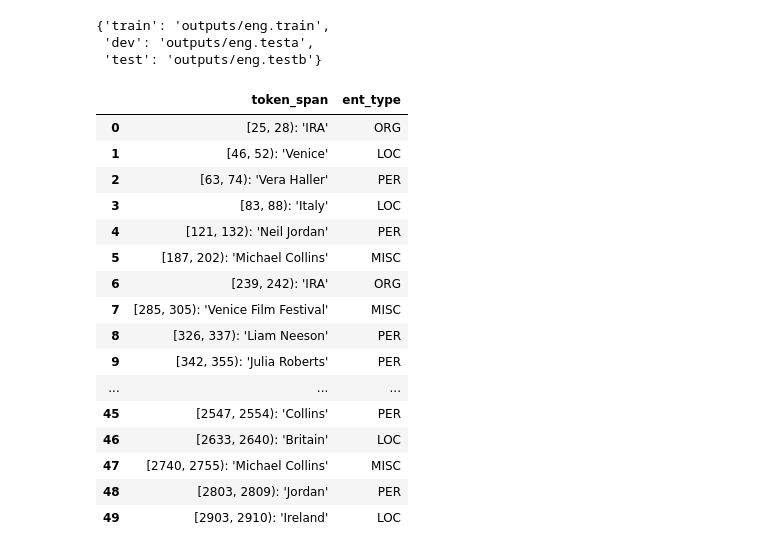
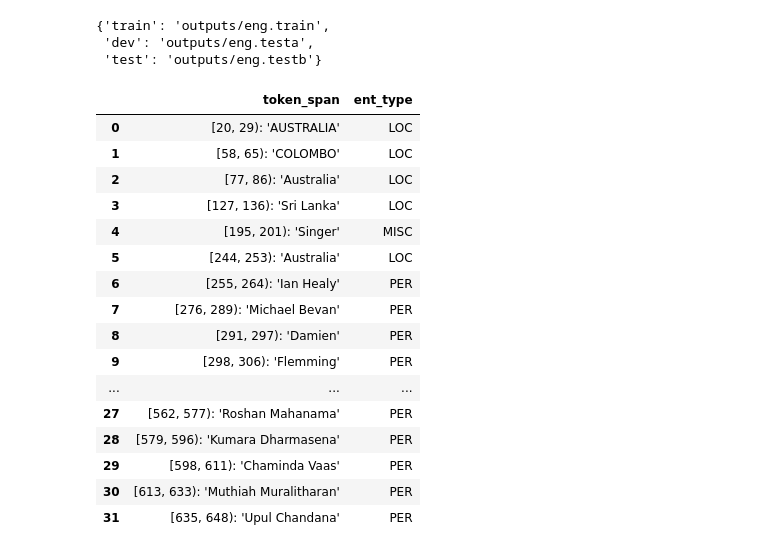
Before and after one commit to CODAIT/text-extensions-for-pandas, a Jupyter notebook: notebooks/CoNLL_View_Doc.ipynb, the cells around one changed output. Drawn from its saved outputs; the diff is of its cells as text; code cells hidden in the pictures.

```diff
--- a/notebooks/CoNLL_View_Doc.ipynb
+++ b/notebooks/CoNLL_View_Doc.ipynb
@@ -51,25 +51,25 @@ all_spans = {
 pd.options.display.max_rows = None
 # %%
 fold = "dev"
-doc_offset = 214
+doc_offset = 28
 doc_df = all_spans[fold][doc_offset]
 doc_df
 # %% [output]
 |  | token_span | ent_type |
-| 0 | [25, 28): 'IRA' | ORG |
-| 1 | [46, 52): 'Venice' | LOC |
-| 2 | [63, 74): 'Vera Haller' | PER |
-| 3 | [83, 88): 'Italy' | LOC |
-| 4 | [121, 132): 'Neil Jordan' | PER |
-| 5 | [187, 202): 'Michael Collins' | MISC |
-| 6 | [239, 242): 'IRA' | ORG |
-| 7 | [285, 305): 'Venice Film Festival' | MISC |
-| 8 | [326, 337): 'Liam Neeson' | PER |
-| 9 | [342, 355): 'Julia Roberts' | PER |
+| 0 | [20, 29): 'AUSTRALIA' | LOC |
+| 1 | [58, 65): 'COLOMBO' | LOC |
+| 2 | [77, 86): 'Australia' | LOC |
+| 3 | [127, 136): 'Sri Lanka' | LOC |
+| 4 | [195, 201): 'Singer' | MISC |
+| 5 | [244, 253): 'Australia' | LOC |
+| 6 | [255, 264): 'Ian Healy' | PER |
+| 7 | [276, 289): 'Michael Bevan' | PER |
+| 8 | [291, 297): 'Damien' | PER |
+| 9 | [298, 306): 'Flemming' | PER |
 | ... | ... | ... |
-| 45 | [2547, 2554): 'Collins' | PER |
-| 46 | [2633, 2640): 'Britain' | LOC |
-| 47 | [2740, 2755): 'Michael Collins' | MISC |
-| 48 | [2803, 2809): 'Jordan' | PER |
-| 49 | [2903, 2910): 'Ireland' | LOC |
+| 27 | [562, 577): 'Roshan Mahanama' | PER |
+| 28 | [579, 596): 'Kumara Dharmasena' | PER |
+| 29 | [598, 611): 'Chaminda Vaas' | PER |
+| 30 | [613, 633): 'Muthiah Muralitharan' | PER |
+| 31 | [635, 648): 'Upul Chandana' | PER |
 # %%
```
Also changed, not shown: parts of 3 cells of this notebook.
